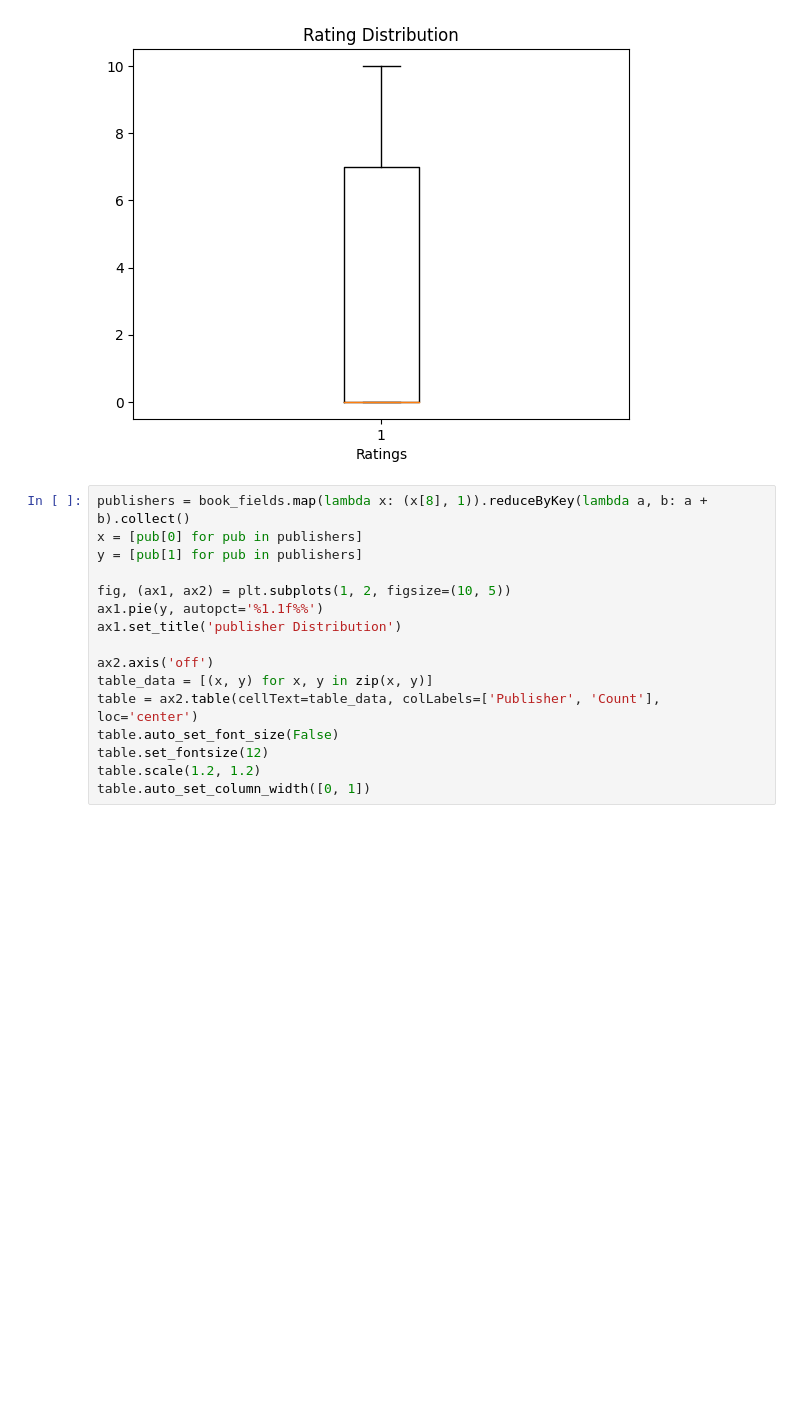
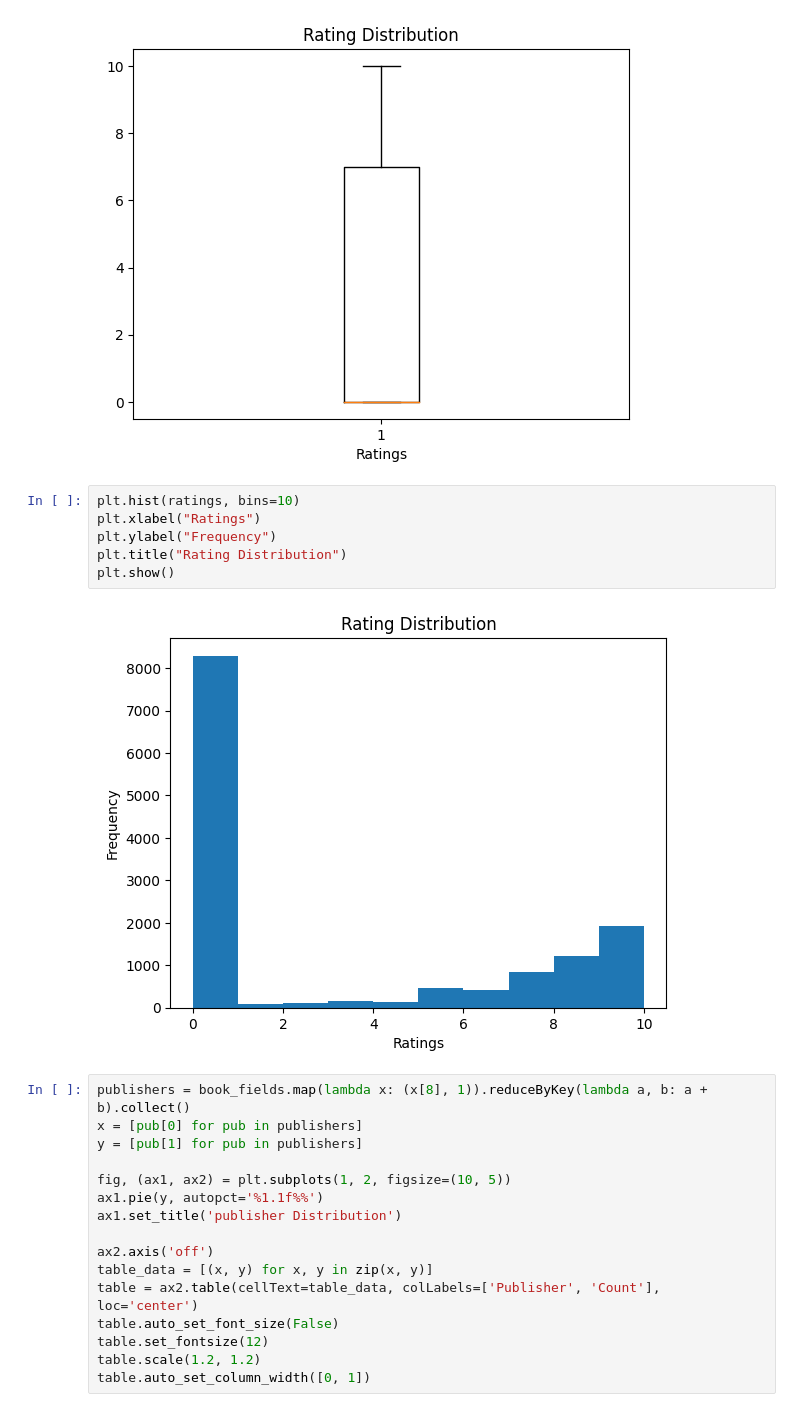
Before and after one commit to esmadl/big-data, a Jupyter notebook: main.ipynb, the cells around one changed output. Cells and saved outputs as stored; diff of their text form; blank space fills up the shorter version.

```diff
--- a/main.ipynb
+++ b/main.ipynb
@@ -124,6 +134,14 @@ plt.title("Rating Distribution")
 plt.show()
 # %% [output]
 [figure]
+# %%
+plt.hist(ratings, bins=10)
+plt.xlabel("Ratings")
+plt.ylabel("Frequency")
+plt.title("Rating Distribution")
+plt.show()
+# %% [output]
+[figure, added]
 # %%
 publishers = book_fields.map(lambda x: (x[8], 1)).reduceByKey(lambda a, b: a + b).collect()
 x = [pub[0] for pub in publishers]
```
Also changed, not shown: parts of 5 cells of this notebook.
